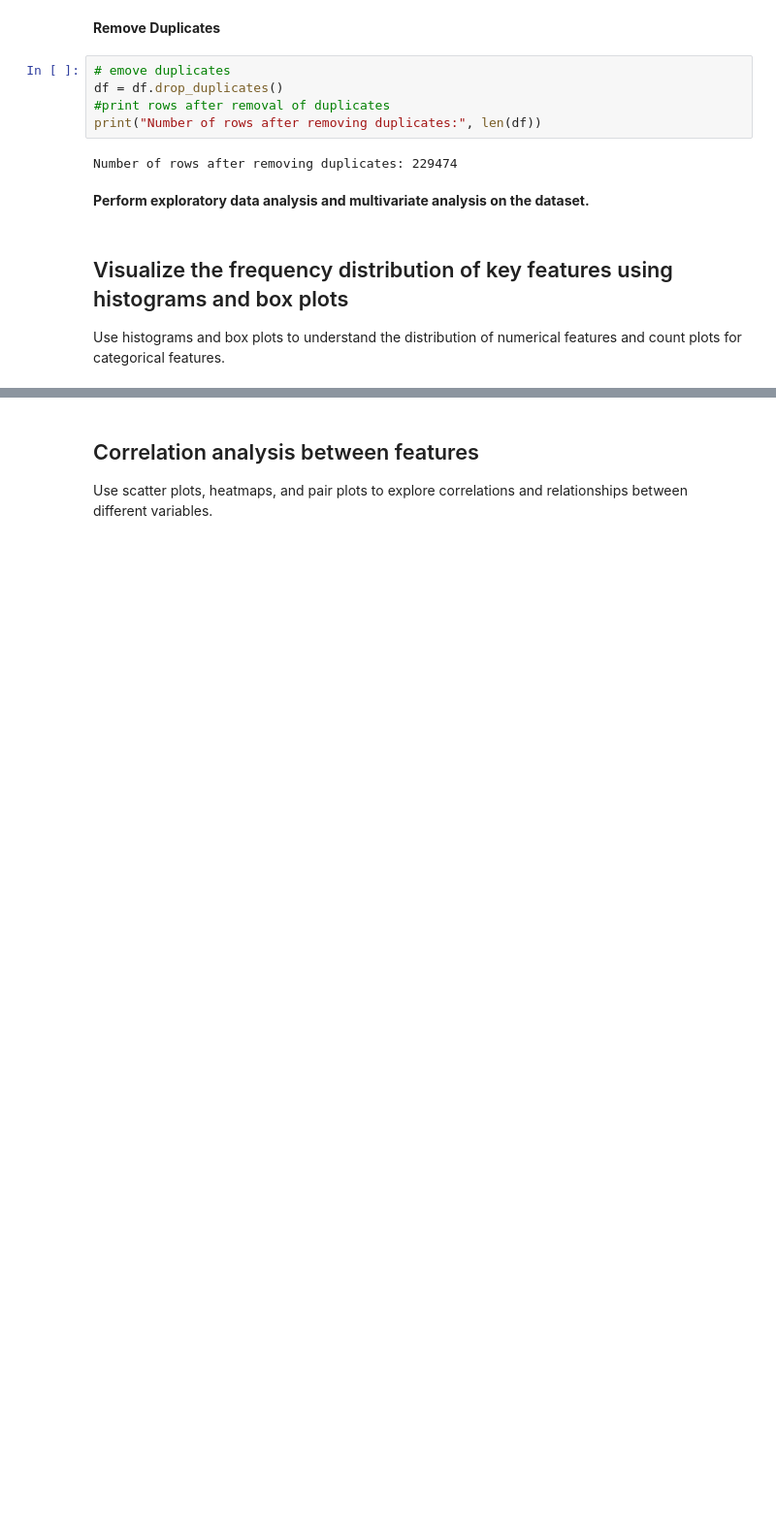
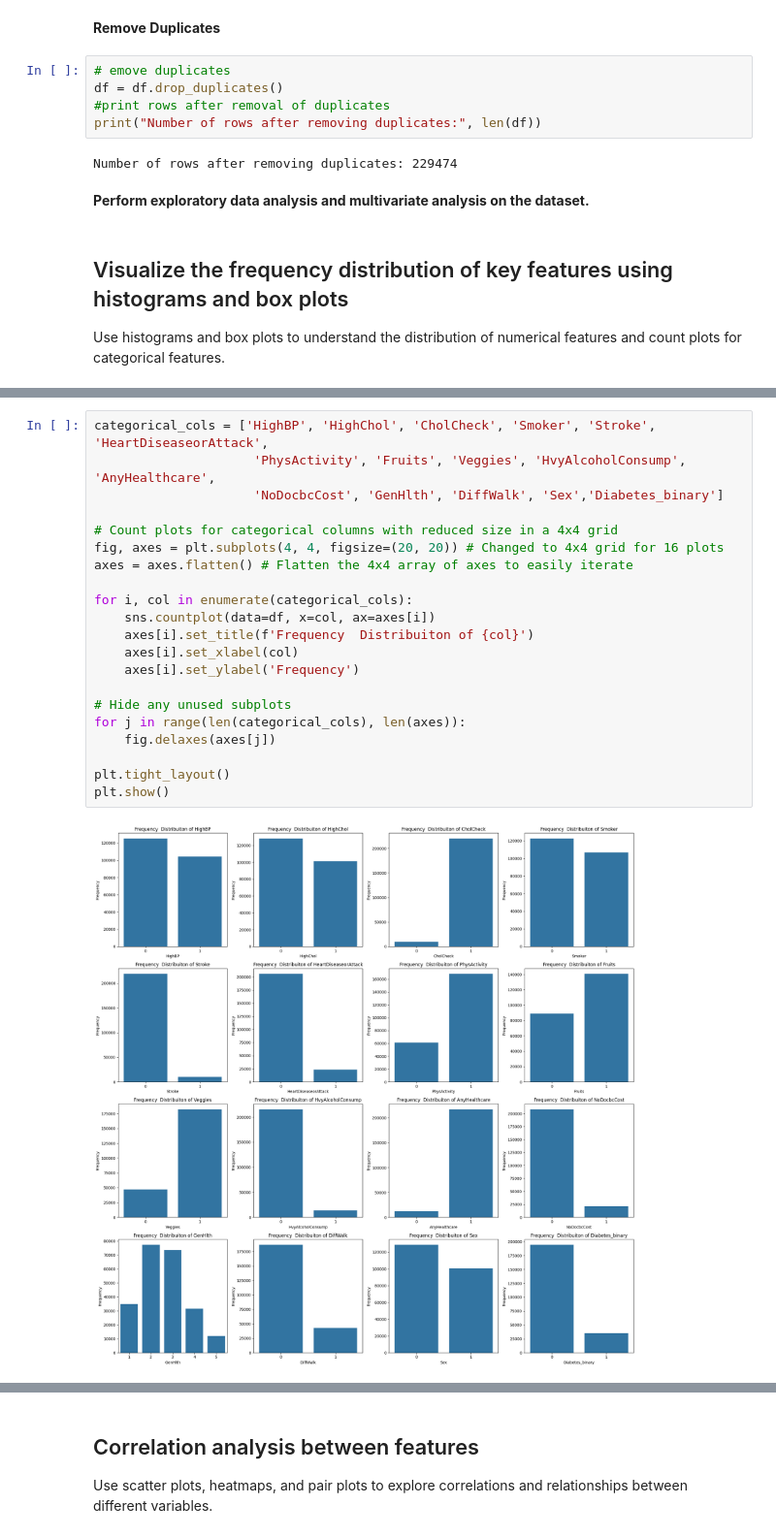
Before and after one commit to AAI-team1/CDC_Diabetes_Health_Indicators, a Jupyter notebook: CDC_Diabetes_Health_Indicators.ipynb, the cells around one changed output, grey strips where cells are left out. Shown at 97% size. Drawn from its saved outputs; the diff is of its cells as text; blank space fills up the shorter version.

```diff
--- a/CDC_Diabetes_Health_Indicators.ipynb
+++ b/CDC_Diabetes_Health_Indicators.ipynb
@@ -219,0 +210,23 @@ for col in categorical_cols:
+# %%
+categorical_cols = ['HighBP', 'HighChol', 'CholCheck', 'Smoker', 'Stroke', 'HeartDiseaseorAttack',
+                     'PhysActivity', 'Fruits', 'Veggies', 'HvyAlcoholConsump', 'AnyHealthcare',
+                     'NoDocbcCost', 'GenHlth', 'DiffWalk', 'Sex','Diabetes_binary']
+
+# Count plots for categorical columns with reduced size in a 4x4 grid
+fig, axes = plt.subplots(4, 4, figsize=(20, 20)) # Changed to 4x4 grid for 16 plots
+axes = axes.flatten() # Flatten the 4x4 array of axes to easily iterate
+
+for i, col in enumerate(categorical_cols):
+    sns.countplot(data=df, x=col, ax=axes[i])
+    axes[i].set_title(f'Frequency  Distribuiton of {col}')
+    axes[i].set_xlabel(col)
+    axes[i].set_ylabel('Frequency')
+
+# Hide any unused subplots
+for j in range(len(categorical_cols), len(axes)):
+    fig.delaxes(axes[j])
+
+plt.tight_layout()
+plt.show()
+# %% [output]
+[figure, added]
```
Also changed, not shown: parts of 38 cells of this notebook.
